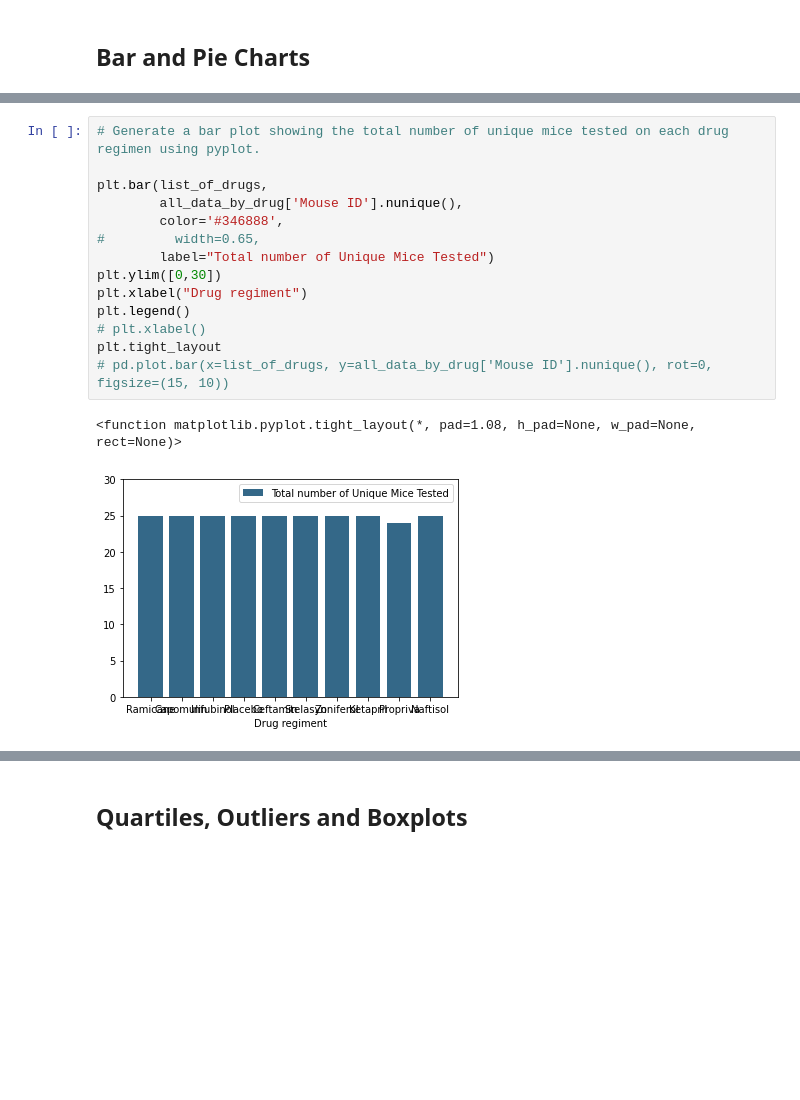
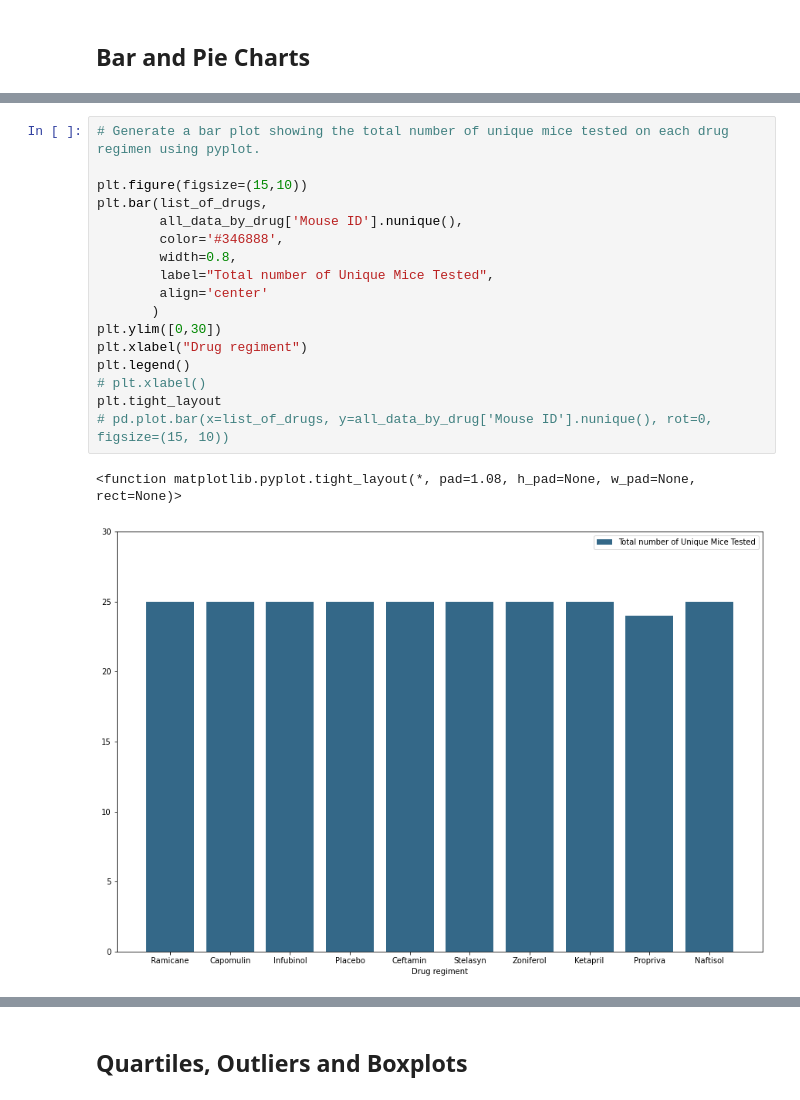
Before and after one commit to i-am-phoenix/rice-btcmp-hw5-matplotlib-challenge, a Jupyter notebook: pymaceuticals_starter.ipynb, the cells around one changed output, grey strips where cells are left out. Drawn from its saved outputs; the diff is of its cells as text; blank space fills up the shorter version.

```diff
--- a/pymaceuticals_starter.ipynb
+++ b/pymaceuticals_starter.ipynb
@@ -203,19 +205,22 @@ df.plot(kind='bar',
 # %%
 # Generate a bar plot showing the total number of unique mice tested on each drug regimen using pyplot.
 
+plt.figure(figsize=(15,10))
 plt.bar(list_of_drugs,
         all_data_by_drug['Mouse ID'].nunique(),
         color='#346888',
-#         width=0.65,
-        label="Total number of Unique Mice Tested")
+        width=0.8,
+        label="Total number of Unique Mice Tested",
+        align='center'
+       )
 plt.ylim([0,30])
 plt.xlabel("Drug regiment")
 plt.legend()
 # plt.xlabel()
 plt.tight_layout
 # pd.plot.bar(x=list_of_drugs, y=all_data_by_drug['Mouse ID'].nunique(), rot=0, figsize=(15, 10))
 # %% [output]
 <function matplotlib.pyplot.tight_layout(*, pad=1.08, h_pad=None, w_pad=None, rect=None)>
-[figure, old version]
+[figure, new version]
 # %%
 # Generate a pie plot showing the distribution of female versus male mice using pandas
```
Also changed, not shown: parts of 4 cells of this notebook.
